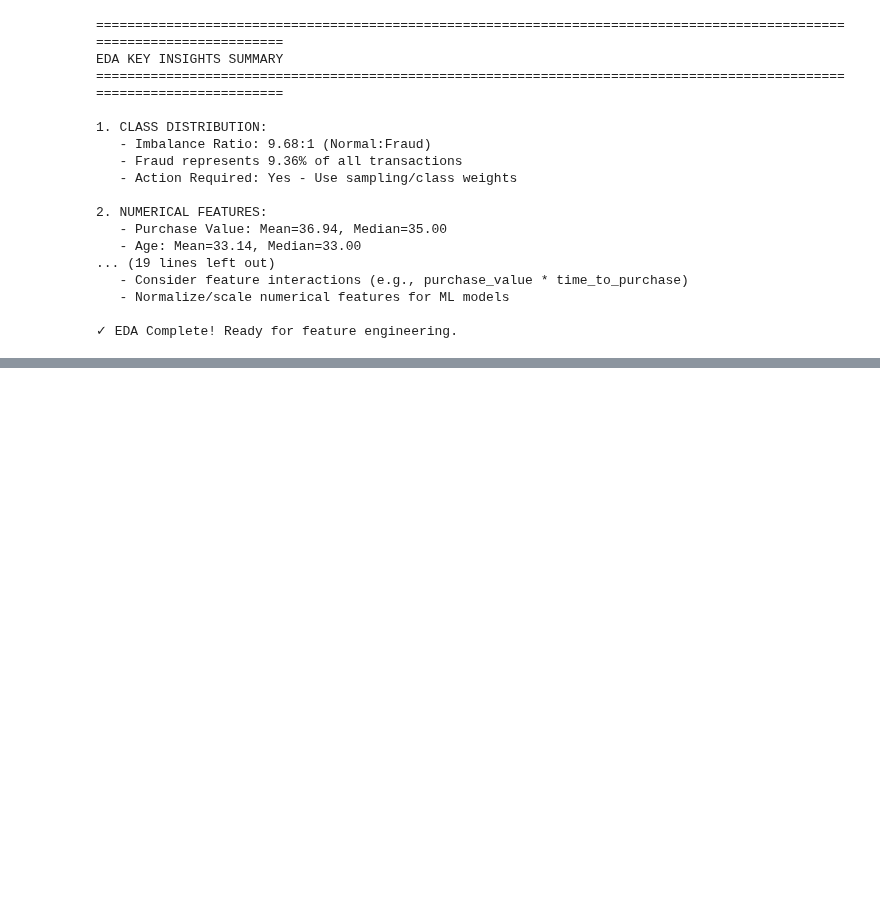
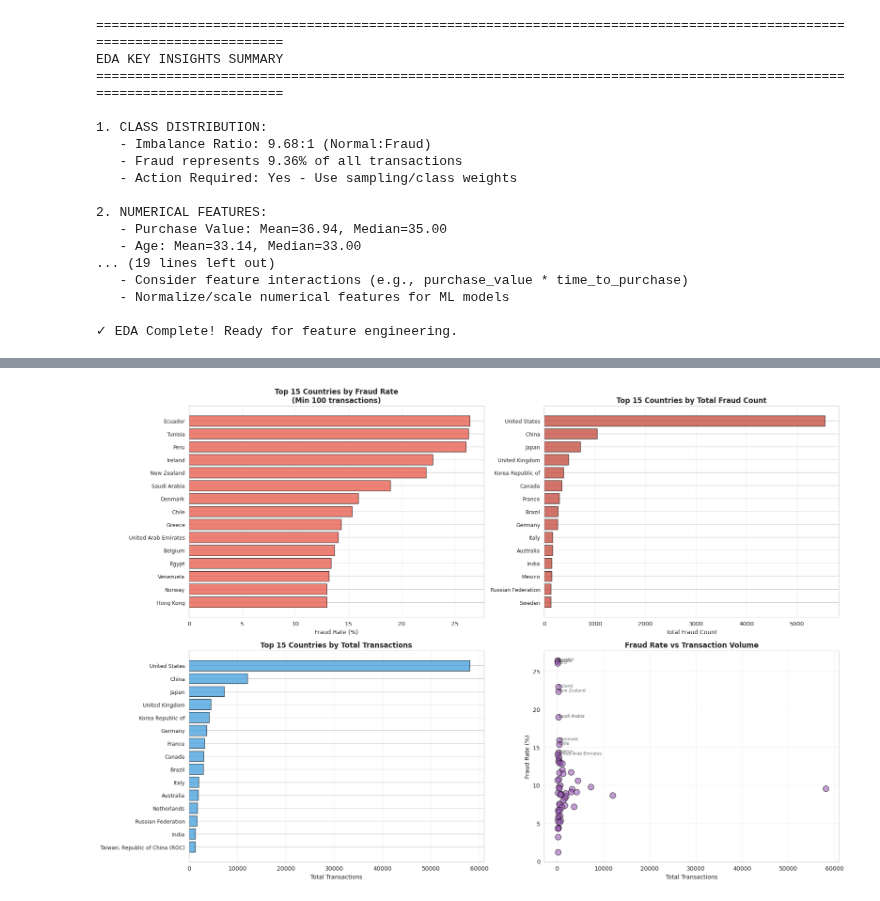
Before and after one commit to habeneyasu/fraud-shield-ml, a Jupyter notebook: notebooks/eda-fraud-data.ipynb, the cells around one changed output, grey strips where cells are left out. Saved outputs shown, nothing was run; the diff lists cells and outputs as text; code cells hidden in the pictures; blank space fills up the shorter version.

Commit message:
Add geolocation integration for fraud e-commerce: IP conversion, country mapping, and analysis.

```diff
--- a/notebooks/eda-fraud-data.ipynb
+++ b/notebooks/eda-fraud-data.ipynb
@@ -950,0 +955,16 @@ EDA KEY INSIGHTS SUMMARY
+# %%
+# Load IP address mapping file
+print("=" * 120)
+print("GEOLOCATION INTEGRATION")
+print("=" * 120)
+
+ip_mapping_path = data_dir / 'raw' / 'IpAddress_to_Country.csv'
+print(f"\nLoading IP address to country mapping...")
+ip_mapping = pd.read_csv(ip_mapping_path)
+
+print(f"IP Mapping file loaded: {ip_mapping.shape[0]:,} country ranges")
+print(f"\nFirst few rows:")
+print(ip_mapping.head())
+
+print(f"\nIP Mapping columns: {ip_mapping.columns.tolist()}")
+print(f"\nSample countries: {ip_mapping['country'].value_counts().head(10)}")
@@ -950,0 +1197,59 @@ EDA KEY INSIGHTS SUMMARY
+# %%
+# Visualize fraud patterns by country
+fig, axes = plt.subplots(2, 2, figsize=(18, 12))
+
+# Top 15 countries by fraud rate (with min 100 transactions)
+top_fraud_rate = significant_countries.head(15)
+axes[0, 0].barh(range(len(top_fraud_rate)), top_fraud_rate['fraud_rate'],
+                color='#e74c3c', alpha=0.7, edgecolor='black')
+axes[0, 0].set_yticks(range(len(top_fraud_rate)))
+axes[0, 0].set_yticklabels(top_fraud_rate['country'], fontsize=9)
+axes[0, 0].set_xlabel('Fraud Rate (%)', fontsize=10)
+axes[0, 0].set_title('Top 15 Countries by Fraud Rate\n(Min 100 transactions)',
+                     fontsize=12, fontweight='bold')
+axes[0, 0].grid(axis='x', alpha=0.3)
+axes[0, 0].invert_yaxis()
+
+# Top 15 countries by total fraud count
+top_fraud_count = country_fraud_stats.nlargest(15, 'fraud_count')
+axes[0, 1].barh(range(len(top_fraud_count)), top_fraud_count['fraud_count'],
+                color='#c0392b', alpha=0.7, edgecolor='black')
+axes[0, 1].set_yticks(range(len(top_fraud_count)))
+axes[0, 1].set_yticklabels(top_fraud_count['country'], fontsize=9)
+axes[0, 1].set_xlabel('Total Fraud Count', fontsize=10)
+axes[0, 1].set_title('Top 15 Countries by Total Fraud Count',
+                     fontsize=12, fontweight='bold')
+axes[0, 1].grid(axis='x', alpha=0.3)
+axes[0, 1].invert_yaxis()
+
+# Top 15 countries by total transactions
+top_transactions = country_fraud_stats.nlargest(15, 'total_transactions')
+axes[1, 0].barh(range(len(top_transactions)), top_transactions['total_transactions'],
+                color='#3498db', alpha=0.7, edgecolor='black')
+axes[1, 0].set_yticks(range(len(top_transactions)))
+axes[1, 0].set_yticklabels(top_transactions['country'], fontsize=9)
+axes[1, 0].set_xlabel('Total Transactions', fontsize=10)
+axes[1, 0].set_title('Top 15 Countries by Total Transactions',
+                     fontsize=12, fontweight='bold')
+axes[1, 0].grid(axis='x', alpha=0.3)
+axes[1, 0].invert_yaxis()
+
+# Fraud rate vs Transaction volume scatter
+axes[1, 1].scatter(significant_countries['total_transactions'],
+                   significant_countries['fraud_rate'],
+                   s=100, alpha=0.6, color='#9b59b6', edgecolor='black')
+axes[1, 1].set_xlabel('Total Transactions', fontsize=10)
+axes[1, 1].set_ylabel('Fraud Rate (%)', fontsize=10)
+axes[1, 1].set_title('Fraud Rate vs Transaction Volume',
+                     fontsize=12, fontweight='bold')
+axes[1, 1].grid(alpha=0.3)
+# Add labels for top fraud rate countries
+for idx, row in significant_countries.head(10).iterrows():
+    axes[1, 1].annotate(row['country'],
+                       (row['total_transactions'], row['fraud_rate']),
+                       fontsize=7, alpha=0.7)
+
+plt.tight_layout()
+plt.show()
+# %% [output]
+[figure, added]
```
Also changed, not shown: parts of 12 cells of this notebook.
